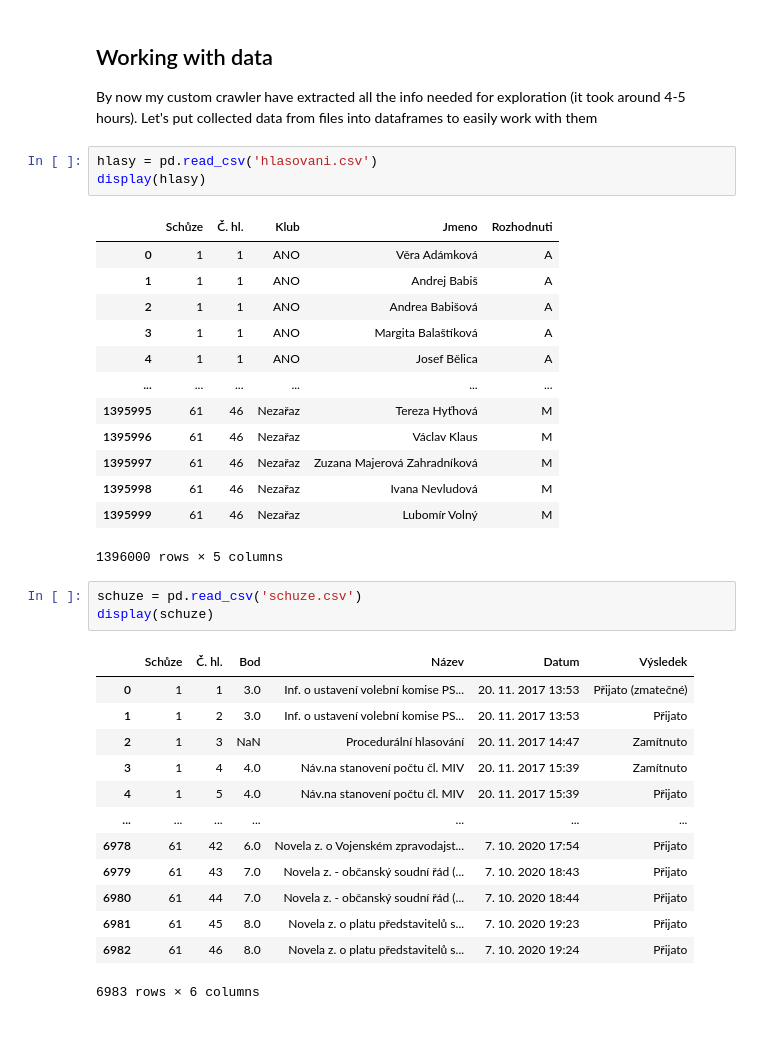
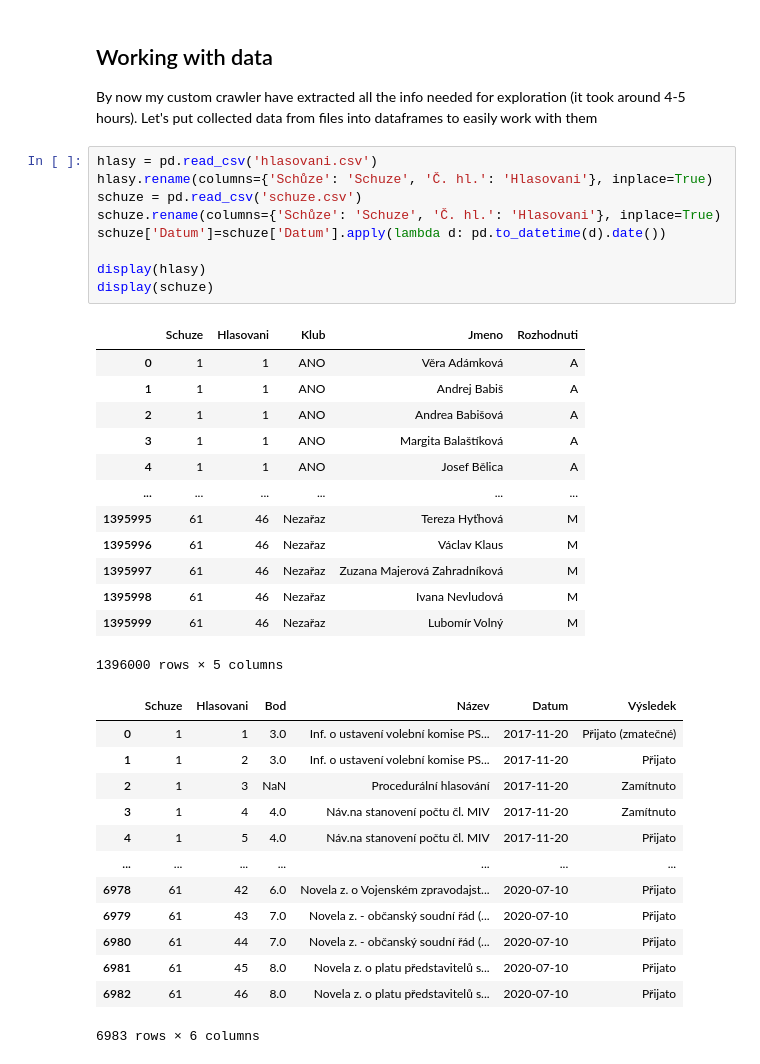
Before and after one commit to baturevychvitalii/data_science, a Jupyter notebook: 01/homework_01_B201.ipynb, the cells around one changed output. Saved outputs shown, nothing was run; the diff lists cells and outputs as text; blank space fills up the shorter version.

```diff
--- a/01/homework_01_B201.ipynb
+++ b/01/homework_01_B201.ipynb
@@ -191,37 +191,39 @@ schuze 61 processed...saving
 ## Working with data
 By now my custom crawler have extracted all the info needed for exploration (it took around 4-5 hours).
 Let's put collected data from files into dataframes to easily work with them
-# %%
-hlasy = pd.read_csv('hlasovani.csv')
-display(hlasy)
-# %% [output]
-|  | Schůze | Č. hl. | Klub | Jmeno | Rozhodnuti |
-| 0 | 1 | 1 | ANO | Věra Adámková | A |
-| 1 | 1 | 1 | ANO | Andrej Babiš | A |
-| 2 | 1 | 1 | ANO | Andrea Babišová | A |
-| 3 | 1 | 1 | ANO | Margita Balaštíková | A |
-| 4 | 1 | 1 | ANO | Josef Bělica | A |
-| ... | ... | ... | ... | ... | ... |
-| 1395995 | 61 | 46 | Nezařaz | Tereza Hyťhová | M |
-| 1395996 | 61 | 46 | Nezařaz | Václav Klaus | M |
-| 1395997 | 61 | 46 | Nezařaz | Zuzana Majerová Zahradníková | M |
-| 1395998 | 61 | 46 | Nezařaz | Ivana Nevludová | M |
-| 1395999 | 61 | 46 | Nezařaz | Lubomír Volný | M |
-1396000 rows × 5 columns
-# %%
-schuze = pd.read_csv('schuze.csv')
-display(schuze)
-# %% [output]
-|  | Schůze | Č. hl. | Bod | Název | Datum | Výsledek |
-| 0 | 1 | 1 | 3.0 | Inf. o ustavení volební komise PS... | 20. 11. 2017 13:53 | Přijato (zmatečné) |
-| 1 | 1 | 2 | 3.0 | Inf. o ustavení volební komise PS... | 20. 11. 2017 13:53 | Přijato |
-| 2 | 1 | 3 | NaN | Procedurální hlasování | 20. 11. 2017 14:47 | Zamítnuto |
-| 3 | 1 | 4 | 4.0 | Náv.na stanovení počtu čl. MIV | 20. 11. 2017 15:39 | Zamítnuto |
-| 4 | 1 | 5 | 4.0 | Náv.na stanovení počtu čl. MIV | 20. 11. 2017 15:39 | Přijato |
-| ... | ... | ... | ... | ... | ... | ... |
-| 6978 | 61 | 42 | 6.0 | Novela z. o Vojenském zpravodajst... | 7. 10. 2020 17:54 | Přijato |
-| 6979 | 61 | 43 | 7.0 | Novela z. - občanský soudní řád (... | 7. 10. 2020 18:43 | Přijato |
-| 6980 | 61 | 44 | 7.0 | Novela z. - občanský soudní řád (... | 7. 10. 2020 18:44 | Přijato |
-| 6981 | 61 | 45 | 8.0 | Novela z. o platu představitelů s... | 7. 10. 2020 19:23 | Přijato |
-| 6982 | 61 | 46 | 8.0 | Novela z. o platu představitelů s... | 7. 10. 2020 19:24 | Přijato |
-6983 rows × 6 columns
+# %%
+hlasy = pd.read_csv('hlasovani.csv')
+hlasy.rename(columns={'Schůze': 'Schuze', 'Č. hl.': 'Hlasovani'}, inplace=True)
+schuze = pd.read_csv('schuze.csv')
+schuze.rename(columns={'Schůze': 'Schuze', 'Č. hl.': 'Hlasovani'}, inplace=True)
+schuze['Datum']=schuze['Datum'].apply(lambda d: pd.to_datetime(d).date())
+
+display(hlasy)
+display(schuze)
+# %% [output]
+|  | Schuze | Hlasovani | Klub | Jmeno | Rozhodnuti |
+| 0 | 1 | 1 | ANO | Věra Adámková | A |
+| 1 | 1 | 1 | ANO | Andrej Babiš | A |
+| 2 | 1 | 1 | ANO | Andrea Babišová | A |
+| 3 | 1 | 1 | ANO | Margita Balaštíková | A |
+| 4 | 1 | 1 | ANO | Josef Bělica | A |
+| ... | ... | ... | ... | ... | ... |
+| 1395995 | 61 | 46 | Nezařaz | Tereza Hyťhová | M |
+| 1395996 | 61 | 46 | Nezařaz | Václav Klaus | M |
+| 1395997 | 61 | 46 | Nezařaz | Zuzana Majerová Zahradníková | M |
+| 1395998 | 61 | 46 | Nezařaz | Ivana Nevludová | M |
+| 1395999 | 61 | 46 | Nezařaz | Lubomír Volný | M |
+1396000 rows × 5 columns
+|  | Schuze | Hlasovani | Bod | Název | Datum | Výsledek |
+| 0 | 1 | 1 | 3.0 | Inf. o ustavení volební komise PS... | 2017-11-20 | Přijato (zmatečné) |
+| 1 | 1 | 2 | 3.0 | Inf. o ustavení volební komise PS... | 2017-11-20 | Přijato |
+| 2 | 1 | 3 | NaN | Procedurální hlasování | 2017-11-20 | Zamítnuto |
+| 3 | 1 | 4 | 4.0 | Náv.na stanovení počtu čl. MIV | 2017-11-20 | Zamítnuto |
+| 4 | 1 | 5 | 4.0 | Náv.na stanovení počtu čl. MIV | 2017-11-20 | Přijato |
+| ... | ... | ... | ... | ... | ... | ... |
+| 6978 | 61 | 42 | 6.0 | Novela z. o Vojenském zpravodajst... | 2020-07-10 | Přijato |
+| 6979 | 61 | 43 | 7.0 | Novela z. - občanský soudní řád (... | 2020-07-10 | Přijato |
+| 6980 | 61 | 44 | 7.0 | Novela z. - občanský soudní řád (... | 2020-07-10 | Přijato |
+| 6981 | 61 | 45 | 8.0 | Novela z. o platu představitelů s... | 2020-07-10 | Přijato |
+| 6982 | 61 | 46 | 8.0 | Novela z. o platu představitelů s... | 2020-07-10 | Přijato |
+6983 rows × 6 columns
```
Also changed, not shown: parts of 1 cell of this notebook.
